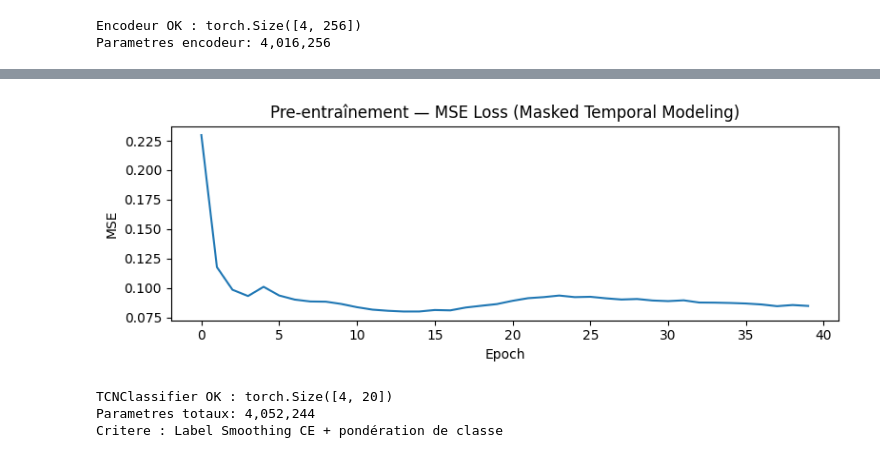
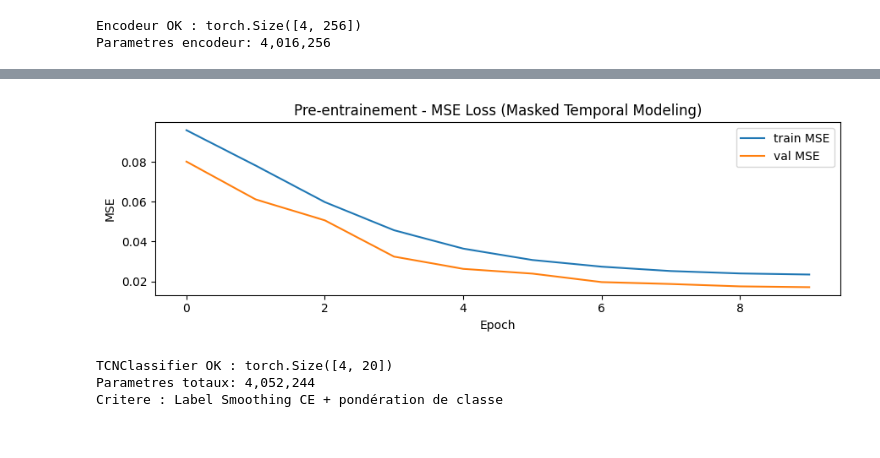
Before and after one commit to Sorci3/medisign, a Jupyter notebook: src/notebooks/03_tcn_pretrain.ipynb, the cells around one changed output, grey strips where cells are left out. Drawn from its saved outputs; the diff is of its cells as text; code cells hidden in the pictures.

```diff
--- a/src/notebooks/03_tcn_pretrain.ipynb
+++ b/src/notebooks/03_tcn_pretrain.ipynb
@@ -38,7 +38,7 @@ from tqdm.notebook import tqdm
 DEVICE = torch.device('cuda' if torch.cuda.is_available() else 'cpu')
 print(f'Using device: {DEVICE}')
 
-DATASET_ROOT = Path('../../src/dataset')
+DATASET_ROOT = Path('../dataset/LSFB_ISOL_MINI')
 POSES_ROOT   = DATASET_ROOT / 'poses'
 METADATA_DIR = DATASET_ROOT / 'metadata'
 AUG_ROOT     = DATASET_ROOT / 'augmented_tcn'
@@ -66,6 +66,14 @@ instances  = pd.read_csv(DATASET_ROOT / 'instances.csv')
 pose_files = list((POSES_ROOT / 'pose').glob('*.npy'))
 available  = {f.stem for f in pose_files}
 
+# ── Dataset complet pour le pre-entraînement (TOUS les signes disponibles) ──
+df_all = instances[instances['id'].isin(available)].copy()
+lengths_all = {f.stem: np.load(f).shape[0] for f in pose_files}
+df_all['T'] = df_all['id'].map(lengths_all)
+df_all = df_all[df_all['T'] > 0].reset_index(drop=True)
+df_pretrain_all = df_all  # aucun filtre de label : le pretrainer n'a pas besoin de labels
+
+# ── Dataset filtre sur les signes cibles (fine-tuning / test) ─────────────
 df = instances[instances['id'].isin(available)].copy()
 df['label'] = df['sign'].map(SIGN_TO_IDX)
 df = df[df['label'].notna()].copy()
@@ -88,5 +96,6 @@ df_aug['label'] = df_aug['sign'].map(SIGN_TO_IDX)
 df_aug = df_aug[df_aug['label'].notna()].copy()
 df_aug['label'] = df_aug['label'].astype(int)
 
-print(f'Train (raw): {len(df_train)} | Train (aug): {len(df_aug)} | Test: {len(df_test)}')
+print(f'Pretrain ALL signes: {len(df_pretrain_all)} | Train cibles (raw): {len(df_train)} | Train (aug): {len(df_aug)} | Test: {len(df_test)}')
+print(f'Signes uniques dans le pretrain: {df_pretrain_all["sign"].nunique()}')
 # %% [output]
@@ -326,7 +346,10 @@ Pretrainer OK — loss test: 0.9092
 Parametres total: 4,279,168
 # %%
-PRETRAIN_EPOCHS = 40
-PRETRAIN_LR     = 1e-3
+PRETRAIN_EPOCHS   = 10
+PRETRAIN_LR       = 1e-3
+PRETRAIN_PATIENCE  = 3
+PRETRAIN_MIN_DELTA = 1e-5
+BEST_ENCODER_PATH  = "../../src/models/tcn_pretrained_encoder.pth"
 
 pretrain_optim = optim.AdamW(
     pretrainer.parameters(), lr=PRETRAIN_LR, weight_decay=WEIGHT_DECAY
@@ -335,14 +358,24 @@ pretrain_sched = optim.lr_scheduler.CosineAnnealingLR(
     pretrain_optim, T_max=PRETRAIN_EPOCHS, eta_min=1e-5
 )
 
-pretrain_losses = []
-print(f'Pre-entraînement : {len(pretrain_dataset)} exemples, {PRETRAIN_EPOCHS} epochs')
-print('Tache : Masked Temporal Modeling\n')
+pretrain_losses, pretrain_val_losses = [], []
+best_val_mse      = float("inf")
+epochs_no_improve = 0
+stopped_epoch     = PRETRAIN_EPOCHS
 
-for epoch in range(1, PRETRAIN_EPOCHS + 1):
+print(f"Pre-entrainement : {len(pretrain_tr_dataset)} train / {len(pretrain_val_dataset)} val")
+print(f"Epochs max: {PRETRAIN_EPOCHS} | Patience: {PRETRAIN_PATIENCE} | Min delta: {PRETRAIN_MIN_DELTA}")
+print("Tache : Masked Temporal Modeling")
+print()
+
+os.makedirs("../../src/models", exist_ok=True)
+
+epoch_bar = tqdm(range(1, PRETRAIN_EPOCHS + 1), desc="Pre-entrainement", unit="epoch")
+for epoch in epoch_bar:
     pretrainer.train()
     epoch_loss, n = 0.0, 0
-    for X_batch, _ in pretrain_loader:  # labels ignores
+    batch_bar = tqdm(pretrain_loader, desc=f"  Epoch {epoch:03d}", leave=False, unit="batch")
+    for X_batch, _ in batch_bar:
         X_batch = X_batch.to(DEVICE)
         pretrain_optim.zero_grad()
         loss, _, _, _ = pretrainer(X_batch)
@@ -351,20 +384,53 @@ for epoch in range(1, PRETRAIN_EPOCHS + 1):
         pretrain_optim.step()
         epoch_loss += loss.item()
         n += 1
+        batch_bar.set_postfix(mse=f"{loss.item():.4f}")
+    train_mse = epoch_loss / n
+    pretrain_losses.append(train_mse)
+
+    pretrainer.eval()
+    val_loss, val_n = 0.0, 0
+    with torch.no_grad():
+        for X_batch, _ in pretrain_val_loader:
+            X_batch = X_batch.to(DEVICE)
+            loss, _, _, _ = pretrainer(X_batch)
+            val_loss += loss.item()
+            val_n    += 1
+    val_mse = val_loss / val_n
+    pretrain_val_losses.append(val_mse)
+
     pretrain_sched.step()
-    avg = epoch_loss / n
-    pretrain_losses.append(avg)
+    lr = pretrain_optim.param_groups[0]["lr"]
+    epoch_bar.set_postfix(train=f"{train_mse:.4f}", val=f"{val_mse:.4f}", lr=f"{lr:.1e}")
+
     if epoch % 5 == 0 or epoch == 1:
-        lr = pretrain_optim.param_groups[0]['lr']
-        print(f'  Epoch {epoch:03d}/{PRETRAIN_EPOCHS} | MSE={avg:.4f} | lr={lr:.1e}')
+        print(f"  Epoch {epoch:03d}/{PRETRAIN_EPOCHS} | train={train_mse:.4f} | val={val_mse:.4f} | lr={lr:.1e}")
 
-os.makedirs('../../src/models', exist_ok=True)
-torch.save(encoder.state_dict(), '../../src/models/tcn_pretrained_encoder.pth')
-print('\nEncodeur pre-entraîné sauvegardé -> src/models/tcn_pretrained_encoder.pth')
+    if val_mse < best_val_mse - PRETRAIN_MIN_DELTA:
+        best_val_mse      = val_mse
+        epochs_no_improve = 0
+        torch.save(encoder.state_dict(), BEST_ENCODER_PATH)
+    else:
+        epochs_no_improve += 1
+        if epochs_no_improve >= PRETRAIN_PATIENCE:
+            stopped_epoch = epoch
+            print(f"Early stopping epoch {epoch} (patience={PRETRAIN_PATIENCE})")
+            print(f"Meilleure val MSE : {best_val_mse:.4f}")
+            break
 
-plt.figure(figsize=(8, 3))
-plt.plot(pretrain_losses)
-plt.title('Pre-entraînement — MSE Loss (Masked Temporal Modeling)')
-plt.xlabel('Epoch'); plt.ylabel('MSE')
-plt.tight_layout(); plt.show()
+encoder.load_state_dict(torch.load(BEST_ENCODER_PATH, map_location=DEVICE))
+print(f"Encodeur best ({stopped_epoch} epochs) sauvegarde -> {BEST_ENCODER_PATH}")
+print(f"Val MSE finale (best) : {best_val_mse:.4f}")
+
+plt.figure(figsize=(9, 3))
+plt.plot(pretrain_losses,     label="train MSE", linewidth=1.5)
+plt.plot(pretrain_val_losses, label="val MSE",   linewidth=1.5)
+if stopped_epoch < PRETRAIN_EPOCHS:
+    plt.axvline(stopped_epoch - 1, color="red", linestyle="--", label=f"early stop (ep {stopped_epoch})")
+plt.title("Pre-entrainement - MSE Loss (Masked Temporal Modeling)")
+plt.xlabel("Epoch")
+plt.ylabel("MSE")
+plt.legend()
+plt.tight_layout()
+plt.show()
 # %% [output]
@@ -385,4 +445,4 @@ Encodeur pre-entraîné sauvegardé -> src/models/tcn_pretrained_encoder.pth
-[figure, old version]
+[figure, new version]
 # %%
 class LabelSmoothingCrossEntropy(nn.Module):
     """CrossEntropy avec label smoothing pour réduire le surapprentissage."""
```
Also changed, not shown: parts of 10 cells of this notebook, 17 other files.
